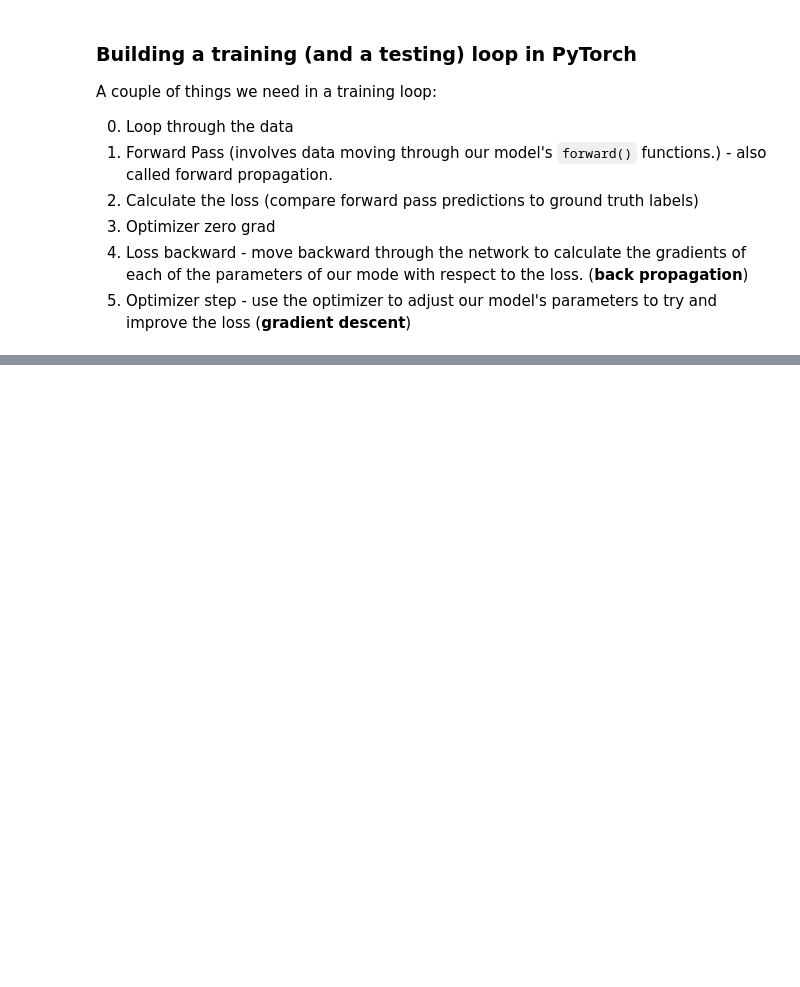
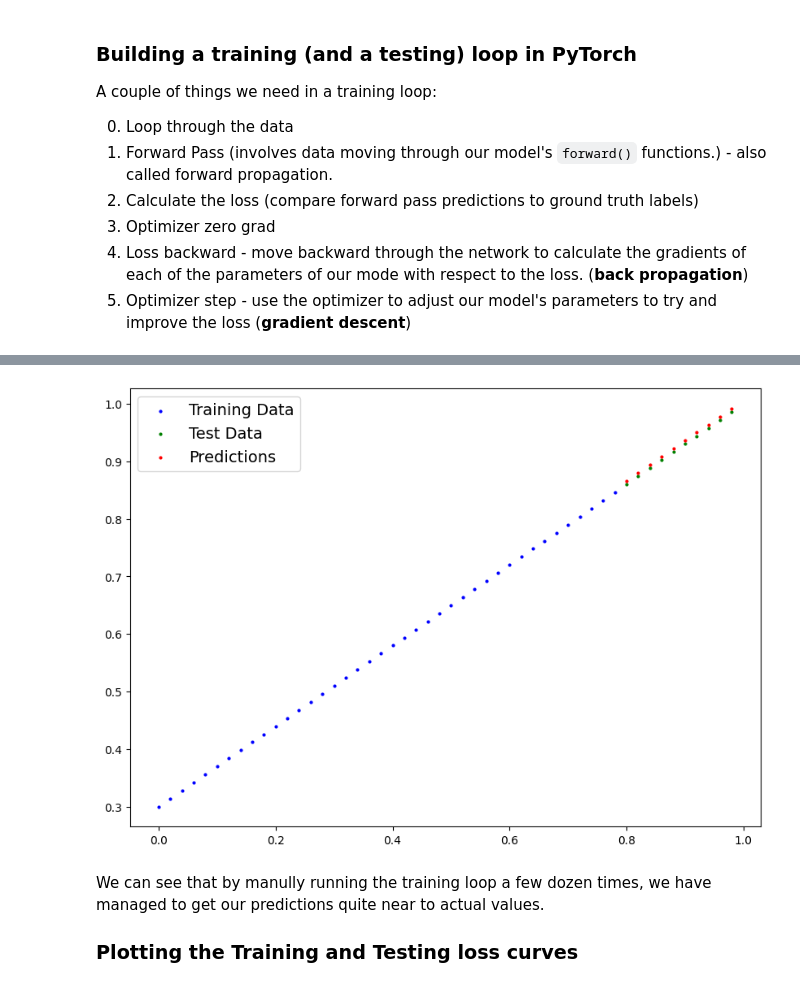
Before and after one commit to MuhammedUmerNazir/pytorch_code_snippets, a Jupyter notebook: 01_torch_workflow.ipynb, the cells around one changed output, grey strips where cells are left out. Cells and saved outputs as stored; diff of their text form; code cells hidden in the pictures; blank space fills up the shorter version.

```diff
--- a/01_torch_workflow.ipynb
+++ b/01_torch_workflow.ipynb
@@ -330,7 +330,13 @@ A couple of things we need in a training loop:
 # %%
 # An epoch is one loop through the data...
 # (this is a hyperparameter)
-epochs = 1
+epochs = 200
+# epochs = 15
+
+# Track different values
+epoch_count = []
+loss_values = []
+test_loss_values = []
 
 # Training
 # 0. loop through the data...
@@ -344,7 +350,7 @@ for epoch in range(epochs):
 
     # 2. Calculate Loss
     loss = loss_fn(y_pred, y_train)
-
+    # print(f"Loss: {loss}")
     # 3. Optimizer zero grad
     optimizer.zero_grad()
 
@@ -355,3 +361,24 @@ for epoch in range(epochs):
     optimizer.step() # by default how the optimizer changes will accumulate through the loop so we need to zero them above in step 3.
 
     # model_0.eval() # eval mode in PyTorch turns off gradient tracking
+
+    # Testing
+    model_0.eval() # turns off different settings in the model not needed for evaluation/testing (dropout/batch norm layers)
+    with torch.inference_mode(): # turns off gradient tracking and a couple of more things behind the scenes
+    # with torch.no_grad(): older and slower alternative to torch.inference_mode
+        # 1. Do the forward pass
+        test_pred = model_0(X_test)
+
+        # 2. Calculate the loss
+        test_loss = loss_fn(test_pred, y_test)
+
+
+    # Printing out what is happening
+    if epoch % 10 == 0:
+        epoch_count.append(epoch)
+        loss_values.append(loss)
+        test_loss_values.append(test_loss)
+
+        print(f"Epoch: {epoch} | Loss: {loss} | Test Loss: {test_loss}")
+        # Print out the model state dict()
+        print(model_0.state_dict())
@@ -357,0 +424,11 @@ for epoch in range(epochs):
+# %%
+with torch.inference_mode():
+    y_preds_new = model_0.forward(X_test)
+# %%
+plot_predictions(predictions=y_preds_new)
+# %% [output]
+[figure, added]
+# %% [markdown]
+We can see that by manully running the training loop a few dozen times, we have managed to get our predictions quite near to actual values.
+
+### Plotting the Training and Testing loss curves
```
Also changed, not shown: parts of 19 cells of this notebook, 1 other file.
